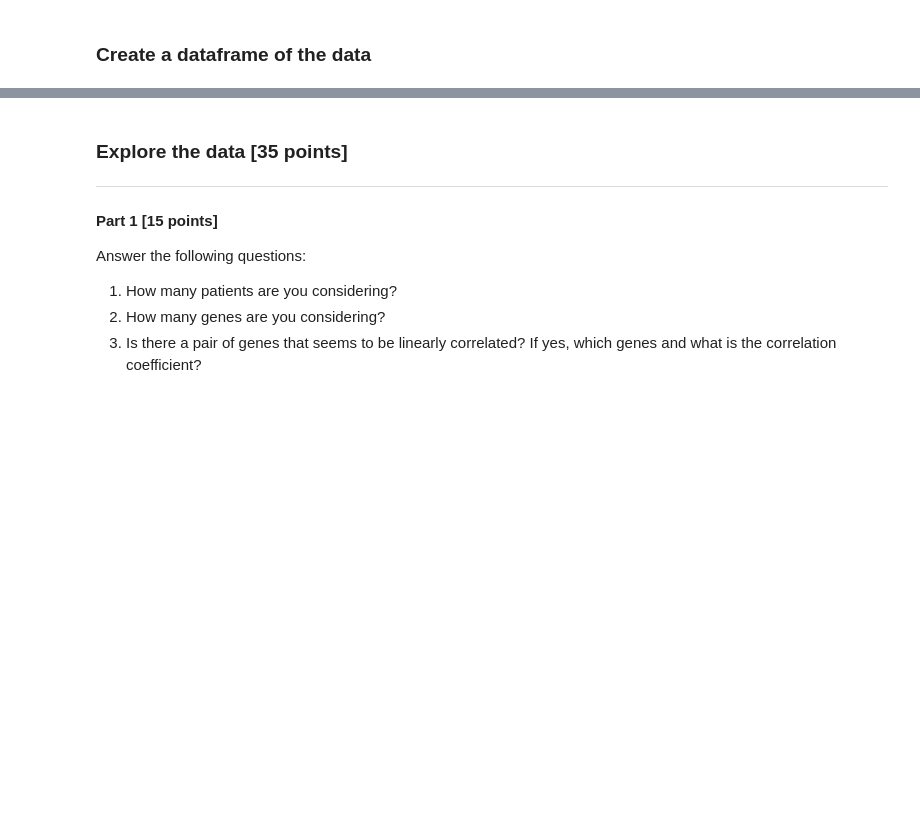
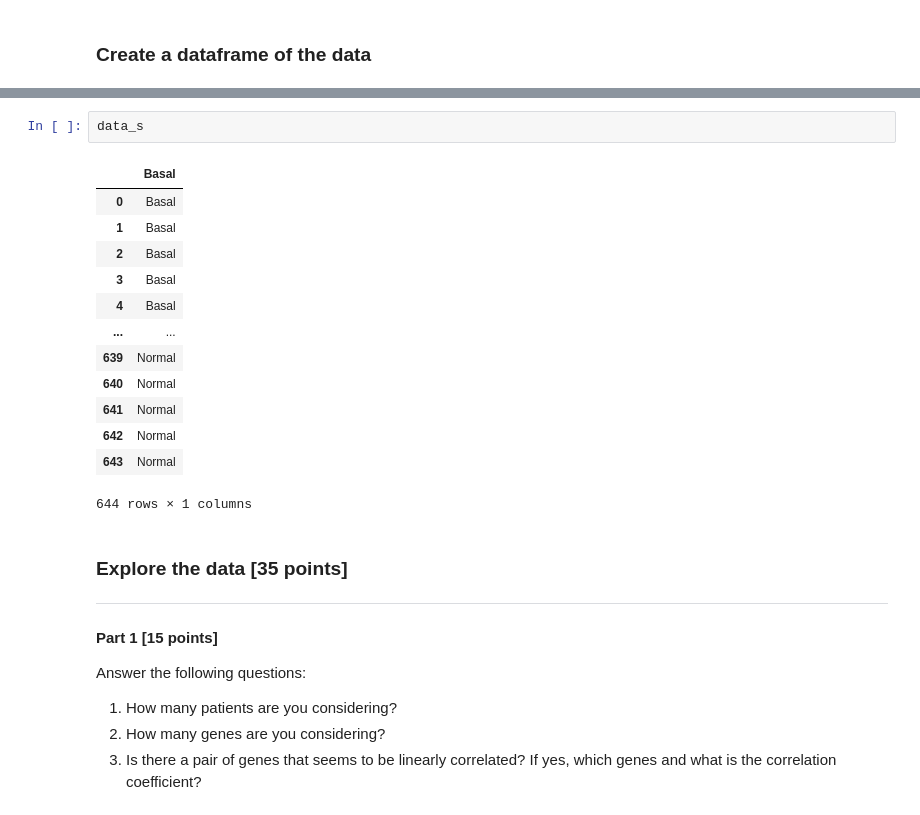
Before and after one commit to umontrealxinyue/xinyue, a Jupyter notebook: data_analysis_3.ipynb, the cells around one changed output, grey strips where cells are left out. Drawn from its saved outputs; the diff is of its cells as text; blank space fills up the shorter version.

```diff
--- a/data_analysis_3.ipynb
+++ b/data_analysis_3.ipynb
@@ -235,3 +245,19 @@ data_m = data_e.reset_index(drop=True)
+# %%
+data_s
+# %% [output]
+|  | Basal |
+| 0 | Basal |
+| 1 | Basal |
+| 2 | Basal |
+| 3 | Basal |
+| 4 | Basal |
+| ... | ... |
+| 639 | Normal |
+| 640 | Normal |
+| 641 | Normal |
+| 642 | Normal |
+| 643 | Normal |
+644 rows × 1 columns
 # %% [markdown]
 ### Explore the data [35 points]
 
```
Also changed, not shown: parts of 8 cells of this notebook.
